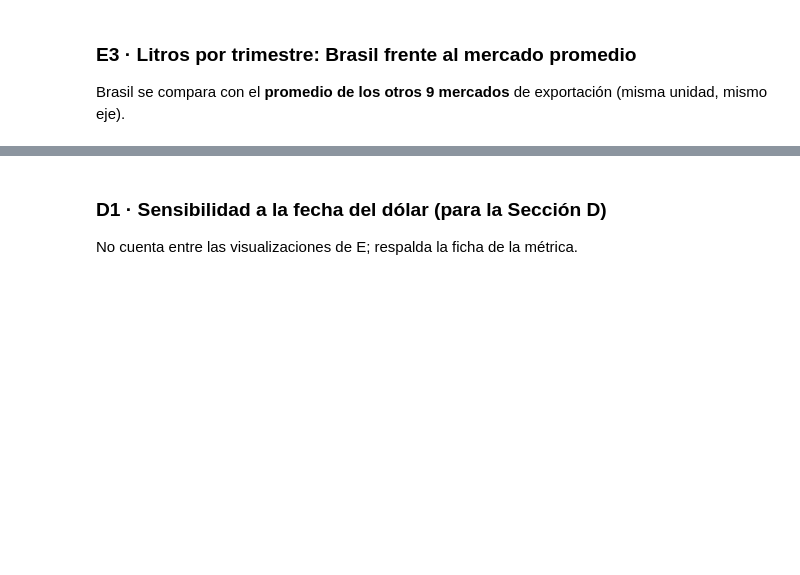
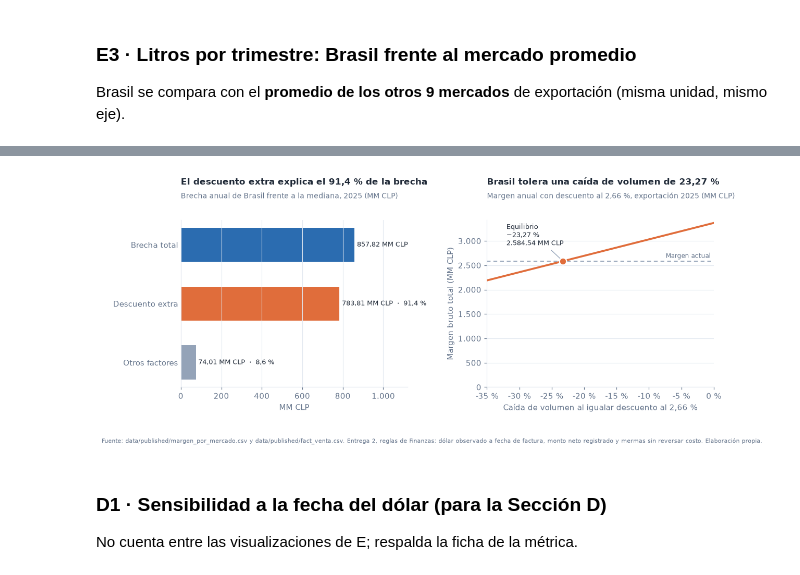
Before and after one commit to mtombolini/vina-vallehondo-bi, a Jupyter notebook: notebooks/05_evidencia_recomendacion.ipynb, the cells around one changed output, grey strips where cells are left out. Cells and saved outputs as stored; diff of their text form; code cells hidden in the pictures; blank space fills up the shorter version.

Commit message:
Actualizaciones títulos y descripciones gráficos de hallazgos

```diff
--- a/notebooks/05_evidencia_recomendacion.ipynb
+++ b/notebooks/05_evidencia_recomendacion.ipynb
@@ -284,3 +308,82 @@ plt.show()
+# %%
+MM = 1e6
+br = por_mercado.loc["Brasil"]
+brecha_litro = MEDIANA - br["margen_litro"]
+brecha_total = brecha_litro * br["litros"]
+desc_br_pct = br["descuento_pct"]
+desc_resto_pct = tasa_descuento_resto
+descuento_extra = br["ingreso_bruto"] * (desc_br_pct - desc_resto_pct) / 100
+otros_factores = brecha_total - descuento_extra
+margen_actual = br["margen_clp"]
+margen_con_descuento_normal = margen_actual + descuento_extra
+perdida_vol_tolerable = (1 - margen_actual / margen_con_descuento_normal) * 100
+
+assert round(brecha_total / MM, 2) == 857.82
+assert round(descuento_extra / MM, 2) == 783.81
+assert round(otros_factores / MM, 2) == 74.01
+assert round(descuento_extra / brecha_total * 100, 1) == 91.4
+assert round(perdida_vol_tolerable, 2) == 23.27
+assert round(margen_actual / MM, 2) == 2584.54
+
+fig, (ax_brecha, ax_equilibrio) = plt.subplots(1, 2, figsize=(12, 5.2))
+
+componentes = [brecha_total / MM, descuento_extra / MM, otros_factores / MM]
+etiquetas = ["Brecha total", "Descuento extra", "Otros factores"]
+colores = [AZUL, NARANJA, GRIS]
+barras = ax_brecha.barh(etiquetas[::-1], componentes[::-1], color=colores[::-1], height=0.58)
+rotulos = [
+    f"{num(brecha_total / MM, 2)} MM CLP",
+    f"{num(descuento_extra / MM, 2)} MM CLP  ·  91,4 %",
+    f"{num(otros_factores / MM, 2)} MM CLP  ·  8,6 %",
+]
+for barra, rotulo in zip(barras, rotulos[::-1]):
+    ax_brecha.text(barra.get_width() + 12, barra.get_y() + barra.get_height() / 2,
+                   rotulo, va="center", fontsize=8.5, color=TEXTO)
+ax_brecha.set_xlim(0, 1120)
+ax_brecha.xaxis.set_major_formatter(miles)
+ax_brecha.set_xlabel("MM CLP")
+ax_brecha.grid(axis="x")
+ax_brecha.tick_params(axis="y", length=0)
+titulo_dos_lineas(
+    ax_brecha,
+    "El descuento extra explica el 91,4 % de la brecha",
+    "Brecha anual de Brasil frente a la mediana, 2025 (MM CLP)",
+)
+
+caida_volumen = np.linspace(-35, 0, 200)
+margen_escenario = margen_con_descuento_normal * (1 + caida_volumen / 100) / MM
+ax_equilibrio.plot(caida_volumen, margen_escenario, color=NARANJA, lw=2.4, zorder=3)
+ax_equilibrio.axhline(margen_actual / MM, color=GRIS, lw=1.2, ls=(0, (4, 3)), zorder=2)
+ax_equilibrio.scatter(
+    [-perdida_vol_tolerable], [margen_actual / MM], color=NARANJA,
+    edgecolors="white", linewidths=1.5, s=80, zorder=4,
+)
+ax_equilibrio.annotate(
+    f"Equilibrio\n−{num(perdida_vol_tolerable, 2)} %\n{num(margen_actual / MM, 2)} MM CLP",
+    xy=(-perdida_vol_tolerable, margen_actual / MM), xytext=(-32, margen_actual / MM + 280),
+    arrowprops={"arrowstyle": "-", "color": GRIS, "lw": 0.9},
+    ha="left", va="bottom", fontsize=8.5, color=TEXTO,
+)
+ax_equilibrio.text(-0.5, margen_actual / MM + 35, "Margen actual", ha="right", va="bottom", fontsize=8, color=TEXTO_2)
+ax_equilibrio.set_xlim(-35, 0)
+ax_equilibrio.set_ylim(bottom=0)
+ax_equilibrio.set_xticks(np.arange(-35, 1, 5))
+ax_equilibrio.xaxis.set_major_formatter(FuncFormatter(lambda x, _: f"{num(x, 0)} %"))
+ax_equilibrio.yaxis.set_major_formatter(miles)
+ax_equilibrio.set_xlabel("Caída de volumen al igualar descuento al 2,66 %")
+ax_equilibrio.set_ylabel("Margen bruto total (MM CLP)")
+ax_equilibrio.grid(axis="y")
+titulo_dos_lineas(
+    ax_equilibrio,
+    "Brasil tolera una caída de volumen de 23,27 %",
+    "Margen anual con descuento al 2,66 %, exportación 2025 (MM CLP)",
+)
+
+fig.subplots_adjust(top=0.76, bottom=0.20, wspace=0.35)
+pie(fig)
+plt.show()
+# %% [output]
+[figure, added]
 # %% [markdown]
 ### D1 · Sensibilidad a la fecha del dólar (para la Sección D)
 
```
Also changed, not shown: parts of 25 cells of this notebook, 5 other files.
